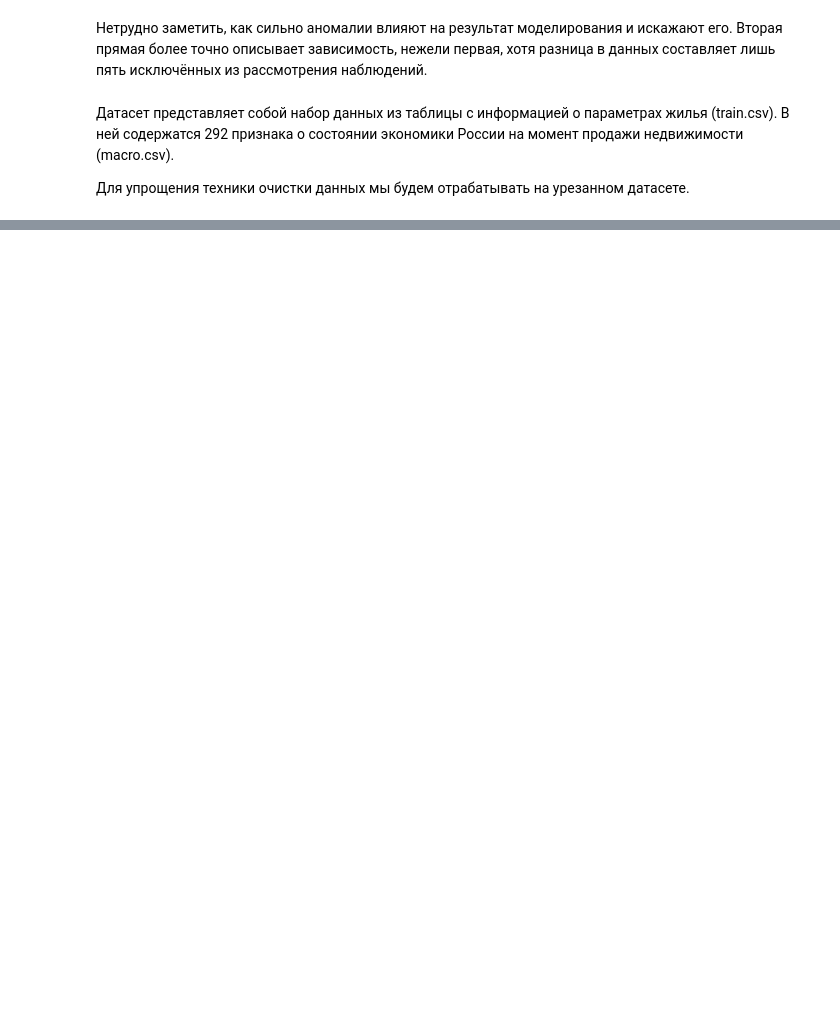
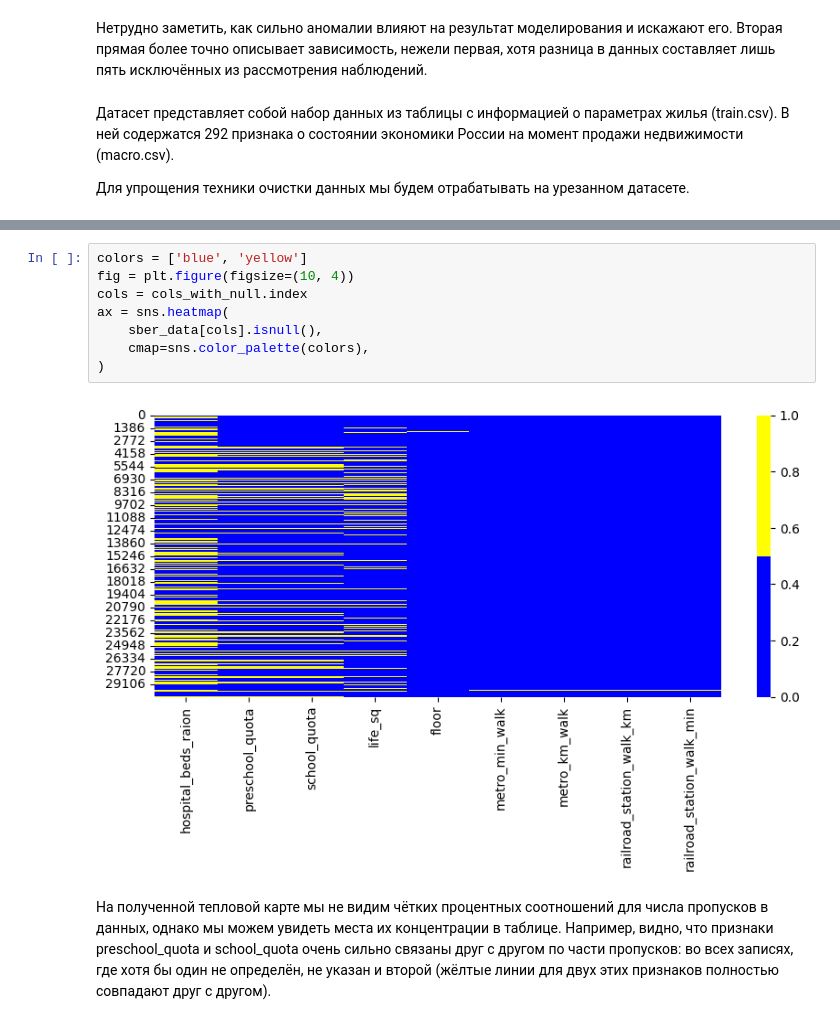
Before and after one commit to Dharmaviira/First_project_of_SF, a Jupyter notebook: Learning-DS-SF/PYTHON-14_Data_Cleaning/PT-14-Data_Cleaning.ipynb, the cells around one changed output, grey strips where cells are left out. Saved outputs shown, nothing was run; the diff lists cells and outputs as text; blank space fills up the shorter version.

```diff
--- a/Learning-DS-SF/PYTHON-14_Data_Cleaning/PT-14-Data_Cleaning.ipynb
+++ b/Learning-DS-SF/PYTHON-14_Data_Cleaning/PT-14-Data_Cleaning.ipynb
@@ -25,0 +221,12 @@
+# %%
+colors = ['blue', 'yellow']
+fig = plt.figure(figsize=(10, 4))
+cols = cols_with_null.index
+ax = sns.heatmap(
+    sber_data[cols].isnull(),
+    cmap=sns.color_palette(colors),
+)
+# %% [output]
+[figure, added]
+# %% [markdown]
+На полученной тепловой карте мы не видим чётких процентных соотношений для числа пропусков в данных, однако мы можем увидеть места их концентрации в таблице. Например, видно, что признаки preschool_quota и school_quota очень сильно связаны друг с другом по части пропусков: во всех записях, где хотя бы один не определён, не указан и второй (жёлтые линии для двух этих признаков полностью совпадают друг с другом).
```
Also changed, not shown: parts of 22 cells of this notebook, 1 other file.
